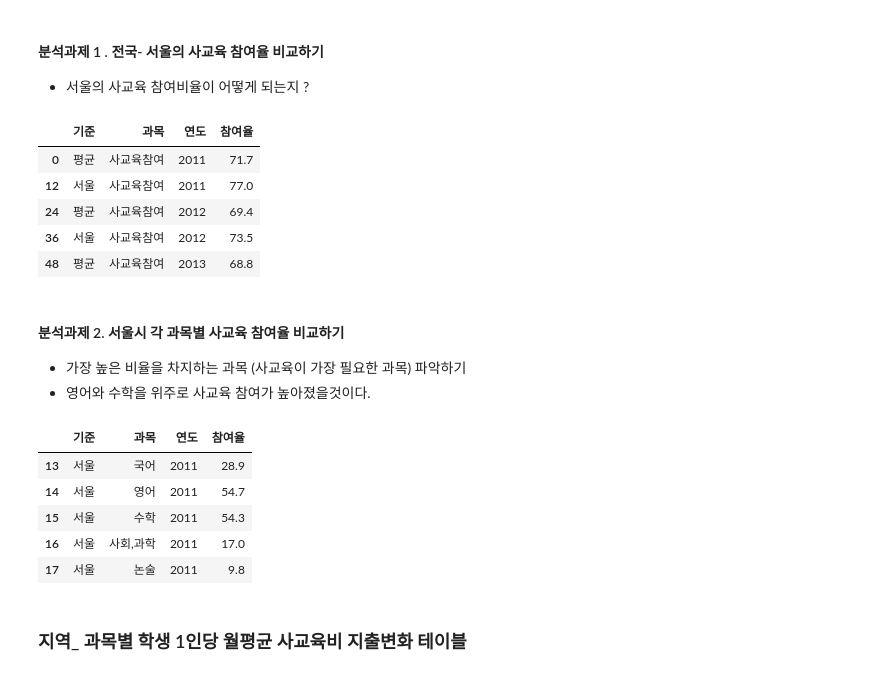
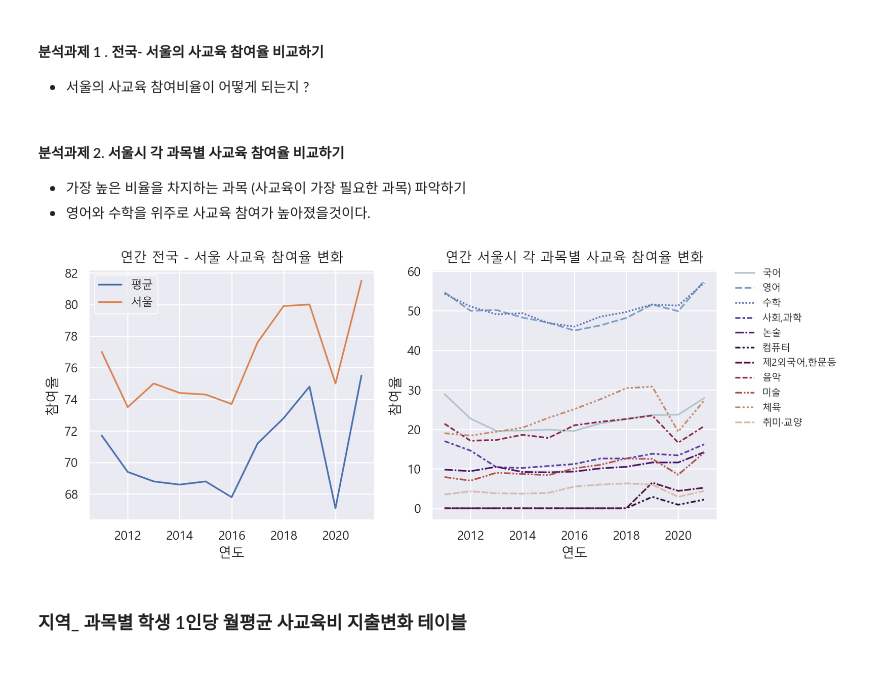
Before and after one commit to moonstar97/Structure, a Jupyter notebook: 가설1번_EDA.ipynb, the cells around one changed output. Drawn from its saved outputs; the diff is of its cells as text; code cells hidden in the pictures.

```diff
--- a/가설1번_EDA.ipynb
+++ b/가설1번_EDA.ipynb
@@ -84,3 +125,22 @@ file_names
  'dataset\\학교급_및_시도별_사교육_참여율_20221019144245.csv',
  'dataset\\학교급별__학생_1인당_월평균_사교육비_20221019131222.csv',
  'dataset\\학교급별_사교육비_총액_20221019112918.csv']
+# %%
+import seaborn as sns
+import matplotlib.pyplot as plt
+import koreanize_matplotlib
+import matplotlib.font_manager as fm
+import plotly.express as px
+import sys
+
+
+%config InlineBackend.figure_format = 'retina'
+
+sns.set(style='darkgrid')
+
+
+# 가능한 font list 확인
+f = [f.name for f in fm.fontManager.ttflist]
+
+# 확인 이후
+plt.rc('font', family='Malgun Gothic')
@@ -98,10 +162,17 @@ file_names
  - 칼럼명
      기준 / 과목 / 연도 / 참여율
 # %%
+def mapping(x):
+    if x == '-':
+        x = 0.0
+    return x
+
 df_ratio = pd.read_csv('dataset/지역_및_과목별_사교육_참여율_20221019141852.csv',encoding = 'cp949')
 df_ratio['과목 및 유형'] = df_ratio ['과목 및 유형'].map(lambda x : x.replace(' ',''))
 df_ratio['항목'] = df_ratio['항목'].map(lambda x : x.replace(' ','').replace('(%)',''))
 df_ratio = pd.melt(df_ratio, id_vars=['항목','과목 및 유형'], var_name = '시점', value_name = '참여율').set_axis(['기준','과목','연도','참여율'],axis='columns')
+df_ratio['참여율'] = df_ratio['참여율'].apply(mapping).astype(float)
+df_ratio['연도'] = pd.to_numeric(df_ratio['연도'])
 df_ratio.head()
 # %% [output]
 |  | 기준 | 과목 | 연도 | 참여율 |
@@ -125,28 +196,22 @@ df_seoul_subject_ratio = df_ratio[(df_ratio['기준'] == '서울') & (df_ratio['
 # %% [markdown]
 #### 분석과제 1 . 전국- 서울의 사교육 참여율 비교하기
 - 서울의 사교육 참여비율이 어떻게 되는지 ?
-# %%
-df_participation_ratio.head()
-# %% [output]
-|  | 기준 | 과목 | 연도 | 참여율 |
-| 0 | 평균 | 사교육참여 | 2011 | 71.7 |
-| 12 | 서울 | 사교육참여 | 2011 | 77.0 |
-| 24 | 평균 | 사교육참여 | 2012 | 69.4 |
-| 36 | 서울 | 사교육참여 | 2012 | 73.5 |
-| 48 | 평균 | 사교육참여 | 2013 | 68.8 |
 # %% [markdown]
 #### 분석과제 2. 서울시 각 과목별 사교육 참여율 비교하기
 - 가장 높은 비율을 차지하는 과목 (사교육이 가장 필요한 과목) 파악하기
 - 영어와 수학을 위주로 사교육 참여가 높아졌을것이다.
-# %%
-df_seoul_subject_ratio.head()
-# %% [output]
-|  | 기준 | 과목 | 연도 | 참여율 |
-| 13 | 서울 | 국어 | 2011 | 28.9 |
-| 14 | 서울 | 영어 | 2011 | 54.7 |
-| 15 | 서울 | 수학 | 2011 | 54.3 |
-| 16 | 서울 | 사회,과학 | 2011 | 17.0 |
-| 17 | 서울 | 논술 | 2011 | 9.8 |
+# %%
+fig , ax = plt.subplots(ncols=2,figsize=(10,4))
+
+sns.lineplot(x='연도',y='참여율',data=df_participation_ratio ,hue='기준',ax=ax[0]).set(title='연간 전국 - 서울 사교육 참여율 변화')
+sns.lineplot(x='연도',y='참여율',data=df_seoul_subject_ratio ,hue='과목',style="과목",
+            palette="twilight",ax=ax[1]).set(title='연간 서울시 각 과목별 사교육 참여율 변화')
+
+ax[0].legend(fontsize = 10,edgecolor='white')
+ax[1].legend(loc=(1.05,0.35), fontsize = 8.5,facecolor='white',edgecolor='white')
+fig
+# %% [output]
+[figure, added]
 # %% [markdown]
 ### 지역_ 과목별 학생 1인당 월평균 사교육비 지출변화 테이블
 # %% [markdown]
```
Also changed, not shown: parts of 39 cells of this notebook, 1 other file.
